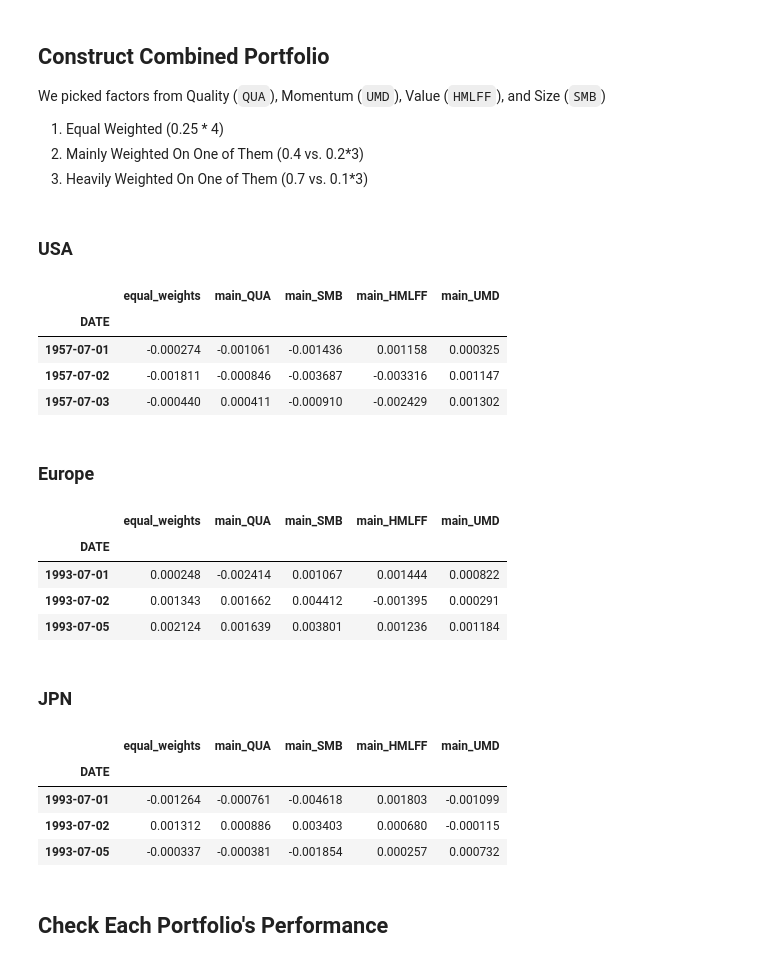
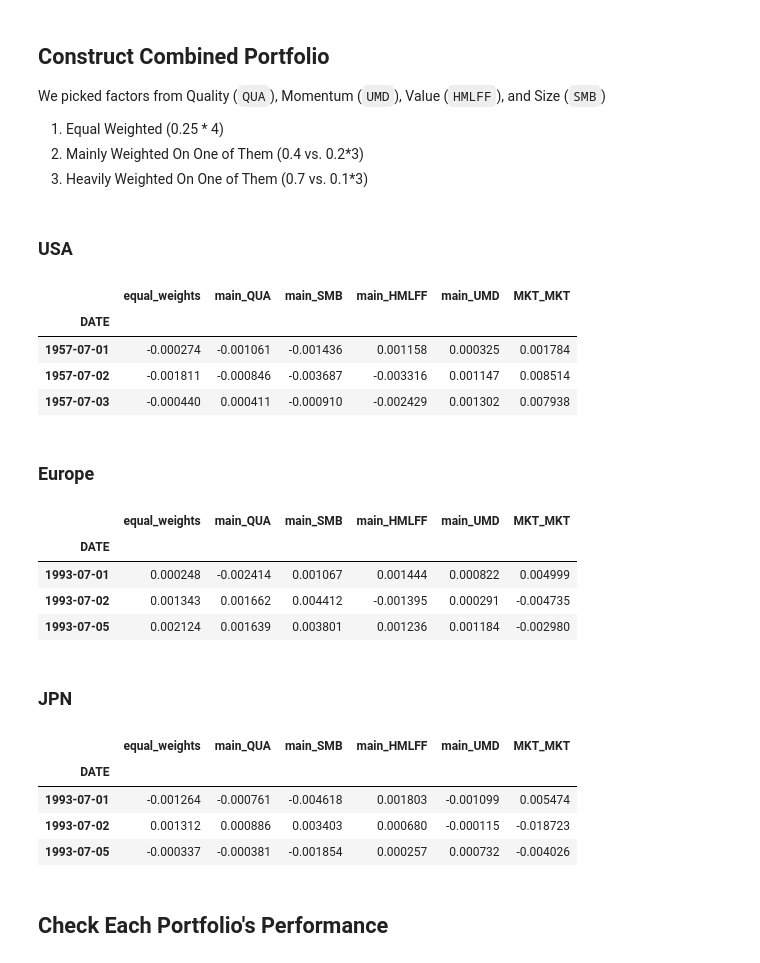
Before and after one commit to amritprasad/MFE_DAM, a Jupyter notebook: Prediction/02_construct_portfolios.ipynb, the cells around one changed output. Drawn from its saved outputs; the diff is of its cells as text; code cells hidden in the pictures.

```diff
--- a/Prediction/02_construct_portfolios.ipynb
+++ b/Prediction/02_construct_portfolios.ipynb
@@ -59,29 +59,29 @@ prefix_names = ['main']
 # %%
 portfolios = {}
 for country in countries:
     data = utils.load_aqr_data(country).dropna()
     display(HTML('<h3>%s</h3>' % country))
-    portfolios[country] = utils.build_portfolio(data, assets, main_weights, prefix_names)
+    portfolios[country] = utils.build_portfolio(data, assets, main_weights, prefix_names, include_mkt=True)
     display(portfolios[country].head(3))
 # %% [output]
 USA
-|  | equal_weights | main_QUA | main_SMB | main_HMLFF | main_UMD |
-| DATE |  |  |  |  |  |
-| 1957-07-01 | -0.000274 | -0.001061 | -0.001436 | 0.001158 | 0.000325 |
-| 1957-07-02 | -0.001811 | -0.000846 | -0.003687 | -0.003316 | 0.001147 |
-| 1957-07-03 | -0.000440 | 0.000411 | -0.000910 | -0.002429 | 0.001302 |
+|  | equal_weights | main_QUA | main_SMB | main_HMLFF | main_UMD | MKT_MKT |
+| DATE |  |  |  |  |  |  |
+| 1957-07-01 | -0.000274 | -0.001061 | -0.001436 | 0.001158 | 0.000325 | 0.001784 |
+| 1957-07-02 | -0.001811 | -0.000846 | -0.003687 | -0.003316 | 0.001147 | 0.008514 |
+| 1957-07-03 | -0.000440 | 0.000411 | -0.000910 | -0.002429 | 0.001302 | 0.007938 |
 Europe
-|  | equal_weights | main_QUA | main_SMB | main_HMLFF | main_UMD |
-| DATE |  |  |  |  |  |
-| 1993-07-01 | 0.000248 | -0.002414 | 0.001067 | 0.001444 | 0.000822 |
-| 1993-07-02 | 0.001343 | 0.001662 | 0.004412 | -0.001395 | 0.000291 |
-| 1993-07-05 | 0.002124 | 0.001639 | 0.003801 | 0.001236 | 0.001184 |
+|  | equal_weights | main_QUA | main_SMB | main_HMLFF | main_UMD | MKT_MKT |
+| DATE |  |  |  |  |  |  |
+| 1993-07-01 | 0.000248 | -0.002414 | 0.001067 | 0.001444 | 0.000822 | 0.004999 |
+| 1993-07-02 | 0.001343 | 0.001662 | 0.004412 | -0.001395 | 0.000291 | -0.004735 |
+| 1993-07-05 | 0.002124 | 0.001639 | 0.003801 | 0.001236 | 0.001184 | -0.002980 |
 JPN
-|  | equal_weights | main_QUA | main_SMB | main_HMLFF | main_UMD |
-| DATE |  |  |  |  |  |
-| 1993-07-01 | -0.001264 | -0.000761 | -0.004618 | 0.001803 | -0.001099 |
-| 1993-07-02 | 0.001312 | 0.000886 | 0.003403 | 0.000680 | -0.000115 |
-| 1993-07-05 | -0.000337 | -0.000381 | -0.001854 | 0.000257 | 0.000732 |
+|  | equal_weights | main_QUA | main_SMB | main_HMLFF | main_UMD | MKT_MKT |
+| DATE |  |  |  |  |  |  |
+| 1993-07-01 | -0.001264 | -0.000761 | -0.004618 | 0.001803 | -0.001099 | 0.005474 |
+| 1993-07-02 | 0.001312 | 0.000886 | 0.003403 | 0.000680 | -0.000115 | -0.018723 |
+| 1993-07-05 | -0.000337 | -0.000381 | -0.001854 | 0.000257 | 0.000732 | -0.004026 |
 # %% [markdown]
 ## Check Each Portfolio's Performance
 # %%
```
Also changed, not shown: parts of 4 cells of this notebook, 3 other files.
